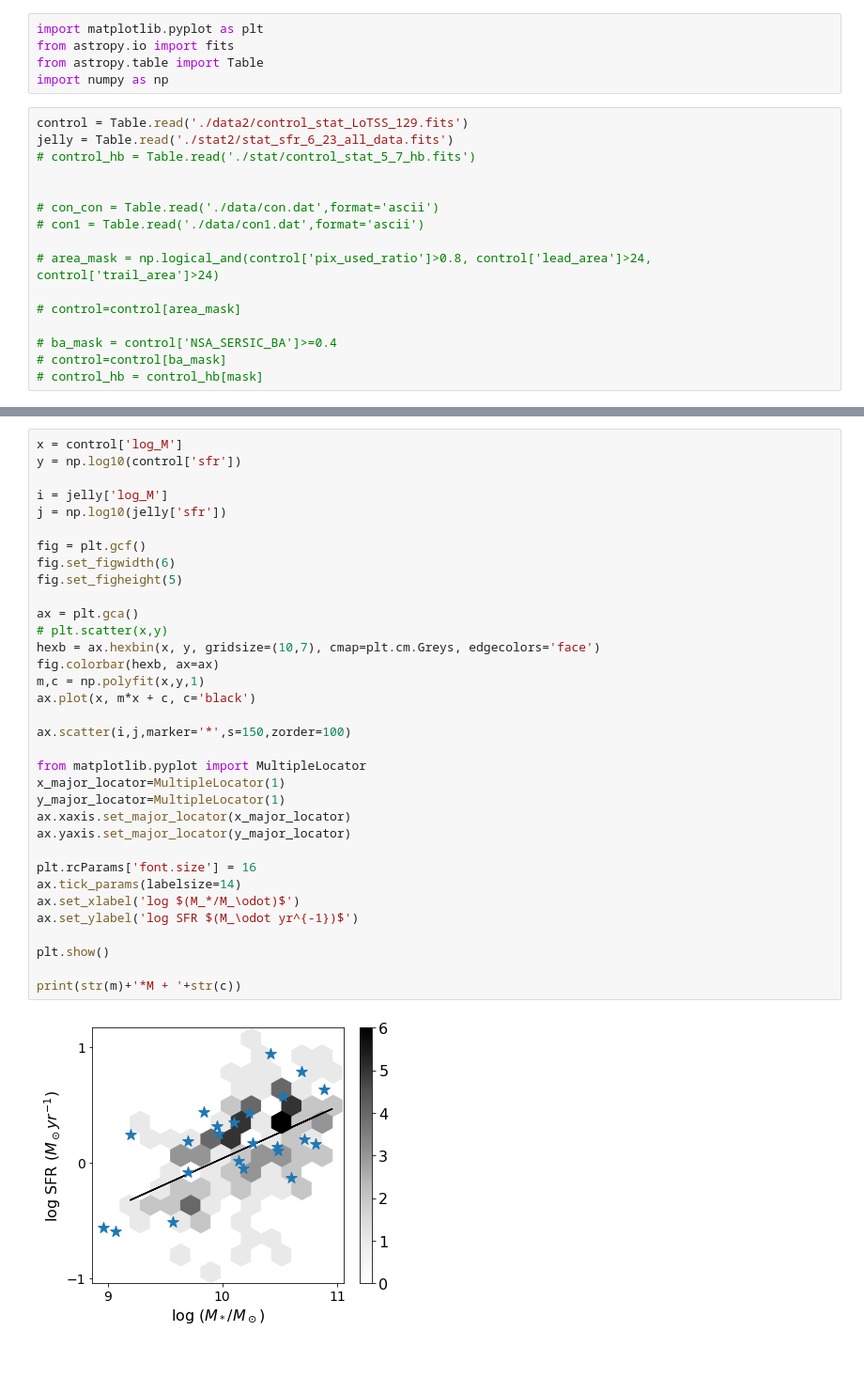
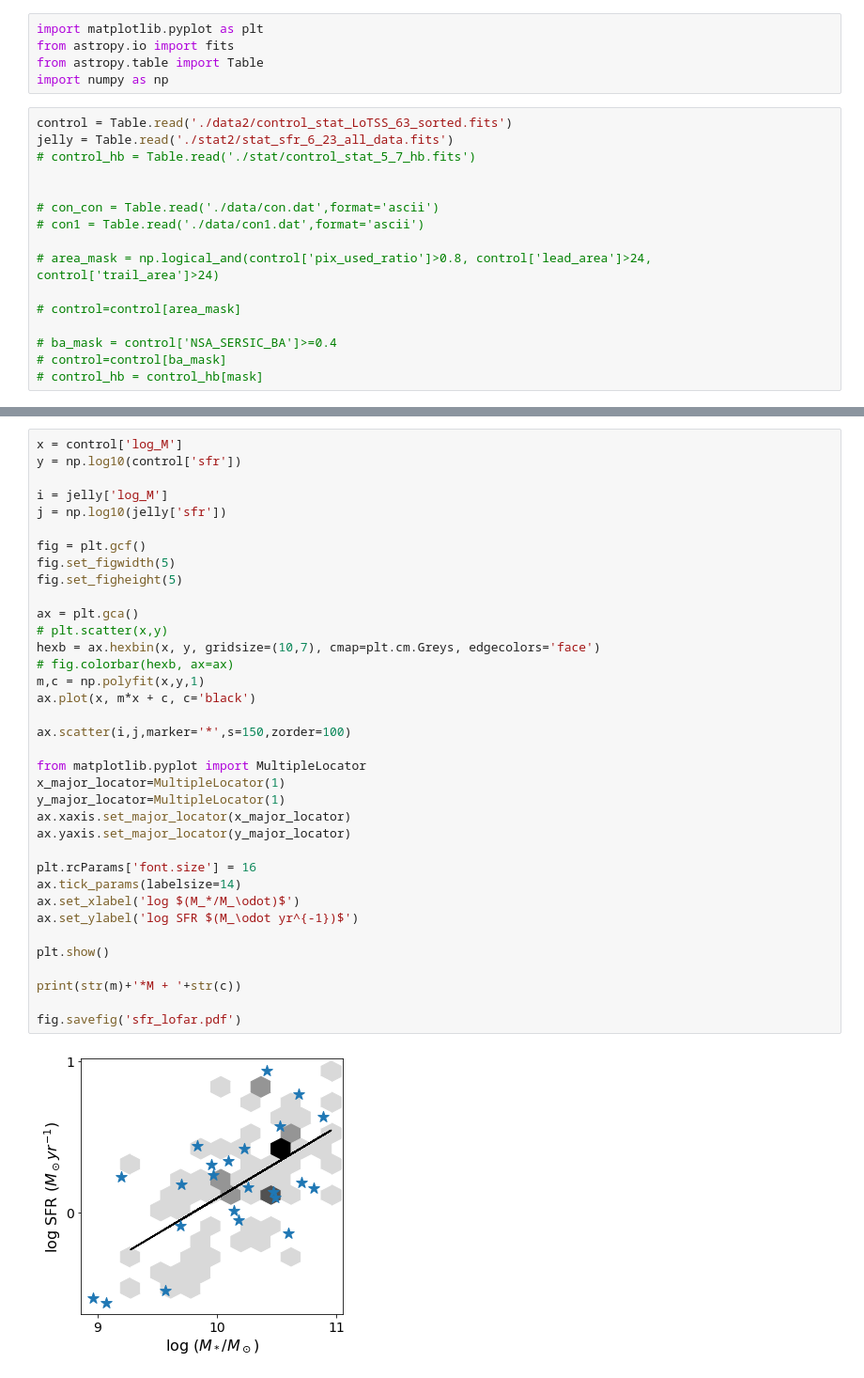
Before and after one commit to CoolTowel/JellyFish, a Jupyter notebook: Diagrams_2.ipynb, the cells around one changed output, grey strips where cells are left out. Shown at 94% size. Drawn from its saved outputs; the diff is of its cells as text.

```diff
--- a/Diagrams_2.ipynb
+++ b/Diagrams_2.ipynb
@@ -4,7 +4,7 @@ from astropy.io import fits
 from astropy.table import Table
 import numpy as np
 # %%
-control = Table.read('./data2/control_stat_LoTSS_129.fits')
+control = Table.read('./data2/control_stat_LoTSS_63_sorted.fits')
 jelly = Table.read('./stat2/stat_sfr_6_23_all_data.fits')
 # control_hb = Table.read('./stat/control_stat_5_7_hb.fits')
 
@@ -96,33 +99,35 @@ y = np.log10(control['sfr'])
 
 i = jelly['log_M']
 j = np.log10(jelly['sfr'])
 
 fig = plt.gcf()
-fig.set_figwidth(6)
+fig.set_figwidth(5)
 fig.set_figheight(5)
 
 ax = plt.gca()
 # plt.scatter(x,y)
 hexb = ax.hexbin(x, y, gridsize=(10,7), cmap=plt.cm.Greys, edgecolors='face')
-fig.colorbar(hexb, ax=ax)
+# fig.colorbar(hexb, ax=ax)
 m,c = np.polyfit(x,y,1)
 ax.plot(x, m*x + c, c='black')
 
 ax.scatter(i,j,marker='*',s=150,zorder=100)
 
 from matplotlib.pyplot import MultipleLocator
 x_major_locator=MultipleLocator(1)
 y_major_locator=MultipleLocator(1)
 ax.xaxis.set_major_locator(x_major_locator)
 ax.yaxis.set_major_locator(y_major_locator)
 
 plt.rcParams['font.size'] = 16
 ax.tick_params(labelsize=14)
 ax.set_xlabel('log $(M_*/M_\odot)$')
 ax.set_ylabel('log SFR $(M_\odot yr^{-1})$')
 
 plt.show()
 
 print(str(m)+'*M + '+str(c))
+
+fig.savefig('sfr_lofar.pdf')
 # %% [output]
-[figure, old version]
+[figure, new version]
```
Also changed, not shown: parts of 11 cells of this notebook, 10 other files.
